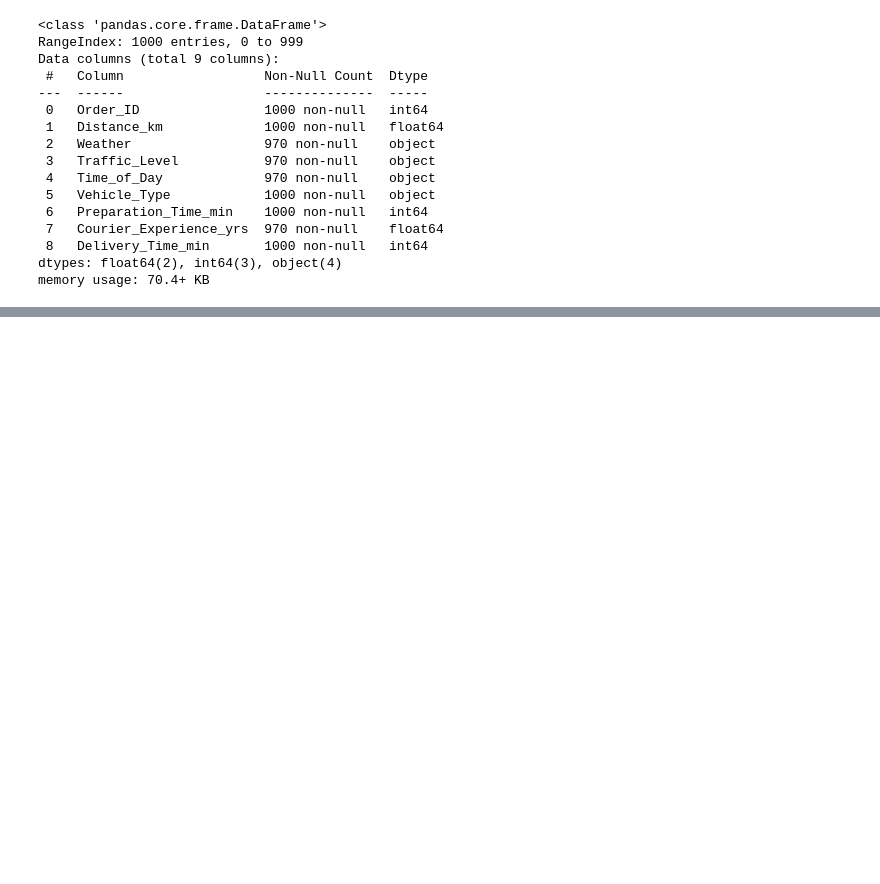
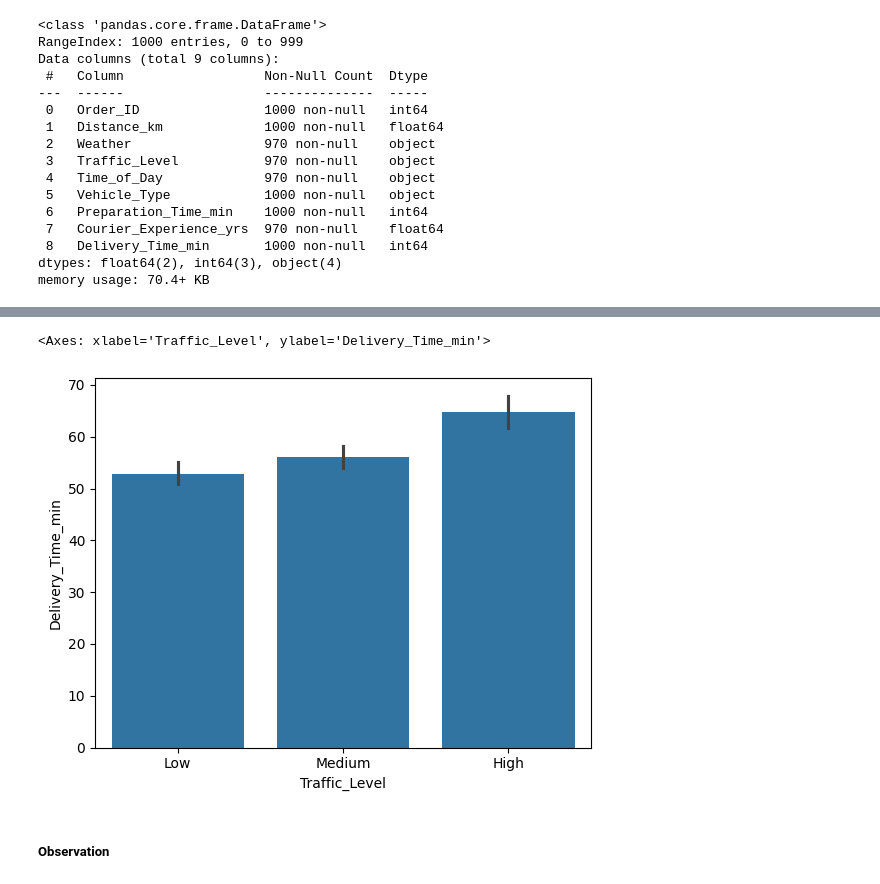
Before and after one commit to Manojg14/delivery-time-prediction-linear-regression, a Jupyter notebook: Notebook/delivery-time-prediction-linear-regression.ipynb, the cells around one changed output, grey strips where cells are left out. Cells and saved outputs as stored; diff of their text form; code cells hidden in the pictures; blank space fills up the shorter version.

```diff
--- a/Notebook/delivery-time-prediction-linear-regression.ipynb
+++ b/Notebook/delivery-time-prediction-linear-regression.ipynb
@@ -316,0 +357,12 @@ memory usage: 70.4+ KB
+# %%
+# Traffic Levels vs Delivery Time Minutes (C vs N)
+
+sns.barplot(x='Traffic_Level',
+            y='Delivery_Time_min',
+            data=del_time
+           )
+# %% [output]
+<Axes: xlabel='Traffic_Level', ylabel='Delivery_Time_min'>
+[figure, added]
+# %% [markdown]
+##### Observation
```
Also changed, not shown: parts of 31 cells of this notebook.
